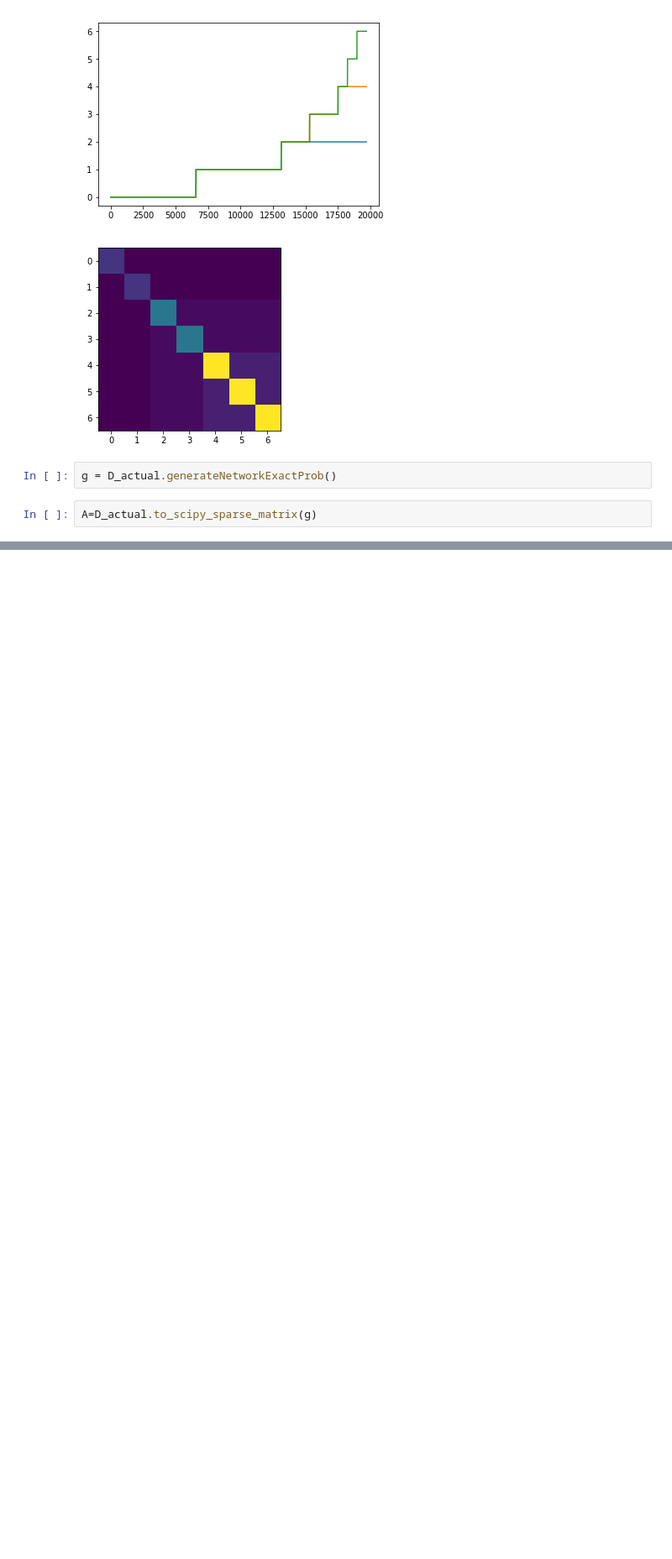
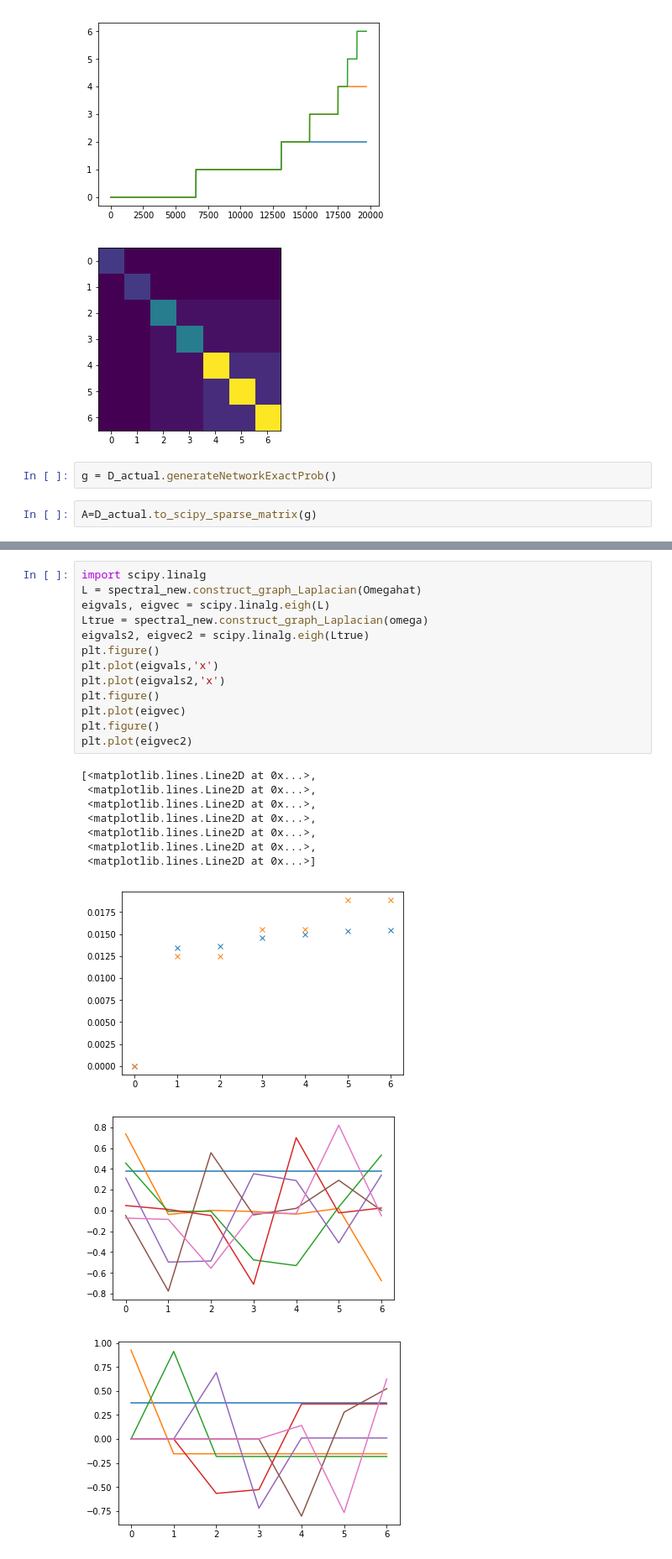
Before and after one commit to michaelschaub/HierarchicalCommunityDetection, a Jupyter notebook: code/asym_network_debugging.ipynb, the cells around one changed output, grey strips where cells are left out. Shown: that part at 84% size. Drawn from its saved outputs; the diff is of its cells as text; blank space fills up the shorter version.

```diff
--- a/code/asym_network_debugging.ipynb
+++ b/code/asym_network_debugging.ipynb
@@ -110,0 +151,24 @@ D_actual.node[0]['children']
+# %%
+import scipy.linalg
+L = spectral_new.construct_graph_Laplacian(Omegahat)
+eigvals, eigvec = scipy.linalg.eigh(L)
+Ltrue = spectral_new.construct_graph_Laplacian(omega)
+eigvals2, eigvec2 = scipy.linalg.eigh(Ltrue)
+plt.figure()
+plt.plot(eigvals,'x')
+plt.plot(eigvals2,'x')
+plt.figure()
+plt.plot(eigvec)
+plt.figure()
+plt.plot(eigvec2)
+# %% [output]
+[<matplotlib.lines.Line2D at 0x...>,
+ <matplotlib.lines.Line2D at 0x...>,
+ <matplotlib.lines.Line2D at 0x...>,
+ <matplotlib.lines.Line2D at 0x...>,
+ <matplotlib.lines.Line2D at 0x...>,
+ <matplotlib.lines.Line2D at 0x...>,
+ <matplotlib.lines.Line2D at 0x...>]
+[figure, added]
+[figure, added]
+[figure, added]
```
Also changed, not shown: parts of 8 cells of this notebook, 5 other files.
